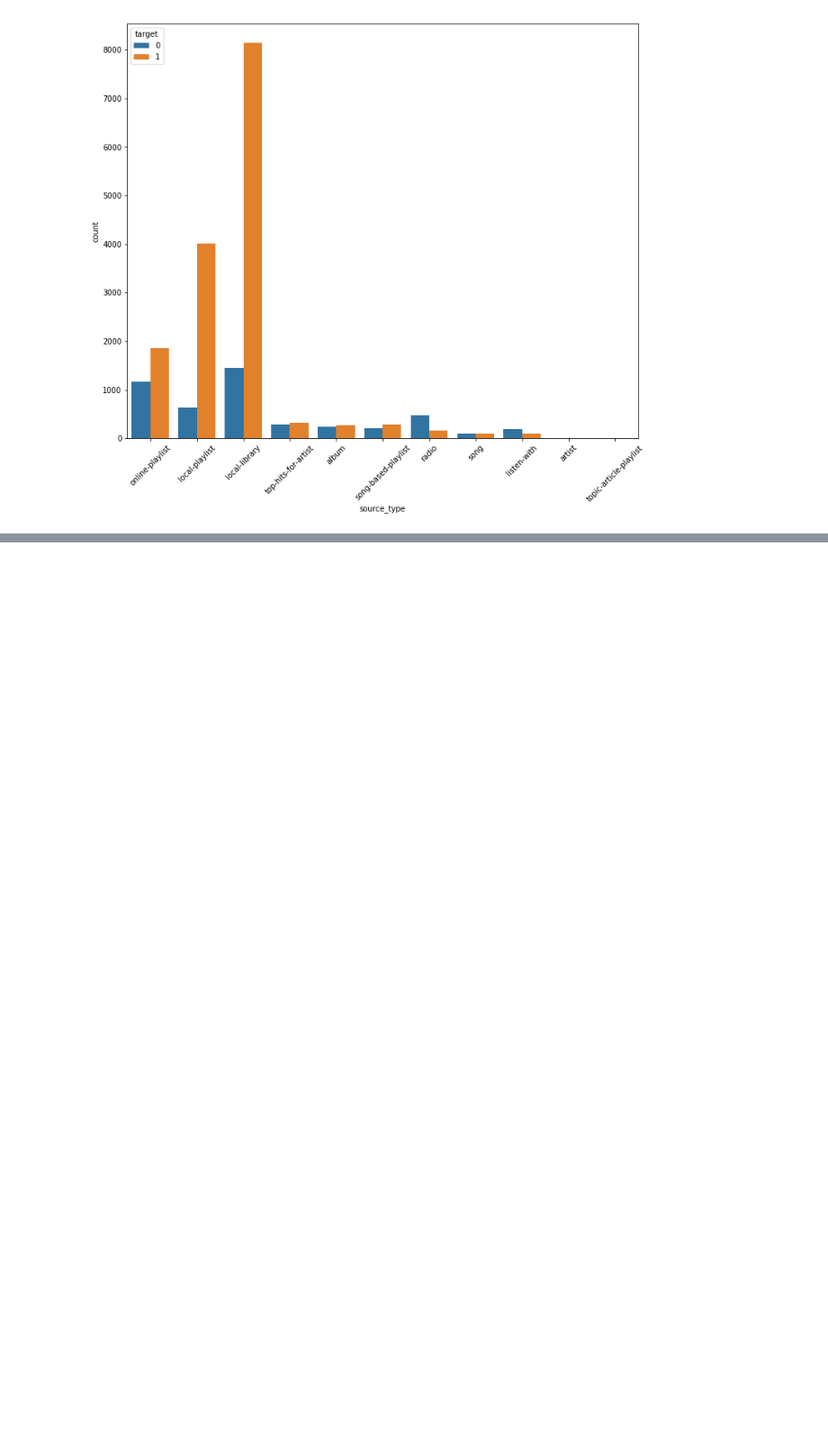
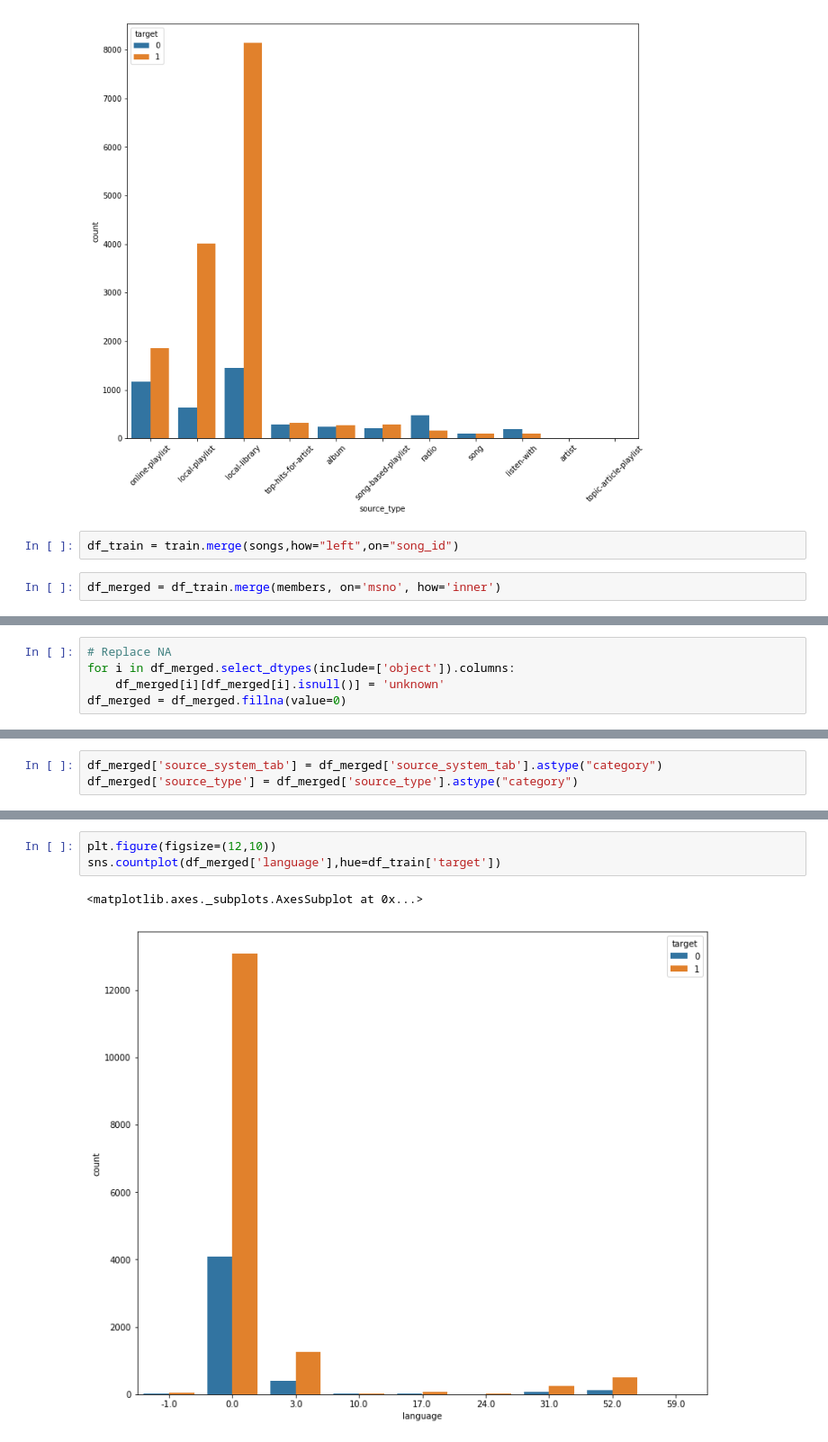
Before and after one commit to pramabhi/music_recommendation, a Jupyter notebook: music_reco.ipynb, the cells around one changed output, grey strips where cells are left out. Shown: that part at 90% size. Drawn from its saved outputs; the diff is of its cells as text; blank space fills up the shorter version.

```diff
--- a/music_reco.ipynb
+++ b/music_reco.ipynb
@@ -106,3 +107,7 @@ g.set_xticklabels(labels,rotation=45)
  Text(0,0,'artist'),
  Text(0,0,'topic-article-playlist')]
 [figure]
+# %%
+df_train = train.merge(songs,how="left",on="song_id")
+# %%
+df_merged = df_train.merge(members, on='msno', how='inner')
@@ -108,0 +166,5 @@ g.set_xticklabels(labels,rotation=45)
+# %%
+# Replace NA
+for i in df_merged.select_dtypes(include=['object']).columns:
+    df_merged[i][df_merged[i].isnull()] = 'unknown'
+df_merged = df_merged.fillna(value=0)
@@ -108,0 +176,3 @@ g.set_xticklabels(labels,rotation=45)
+# %%
+df_merged['source_system_tab'] = df_merged['source_system_tab'].astype("category")
+df_merged['source_type'] = df_merged['source_type'].astype("category")
@@ -108,0 +192,6 @@ g.set_xticklabels(labels,rotation=45)
+# %%
+plt.figure(figsize=(12,10))
+sns.countplot(df_merged['language'],hue=df_train['target'])
+# %% [output]
+<matplotlib.axes._subplots.AxesSubplot at 0x...>
+[figure, added]
```
Also changed, not shown: parts of 15 cells of this notebook.
